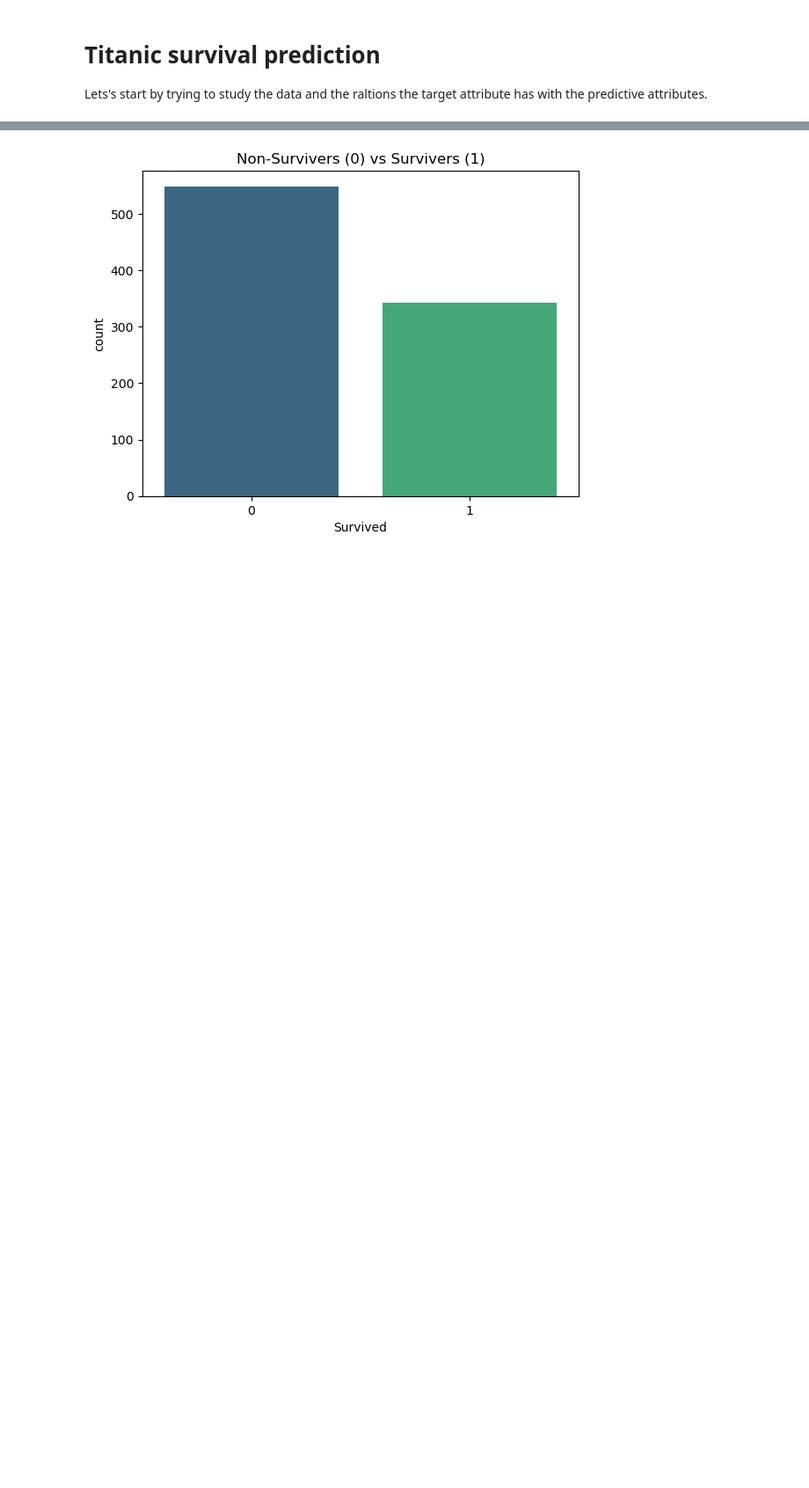
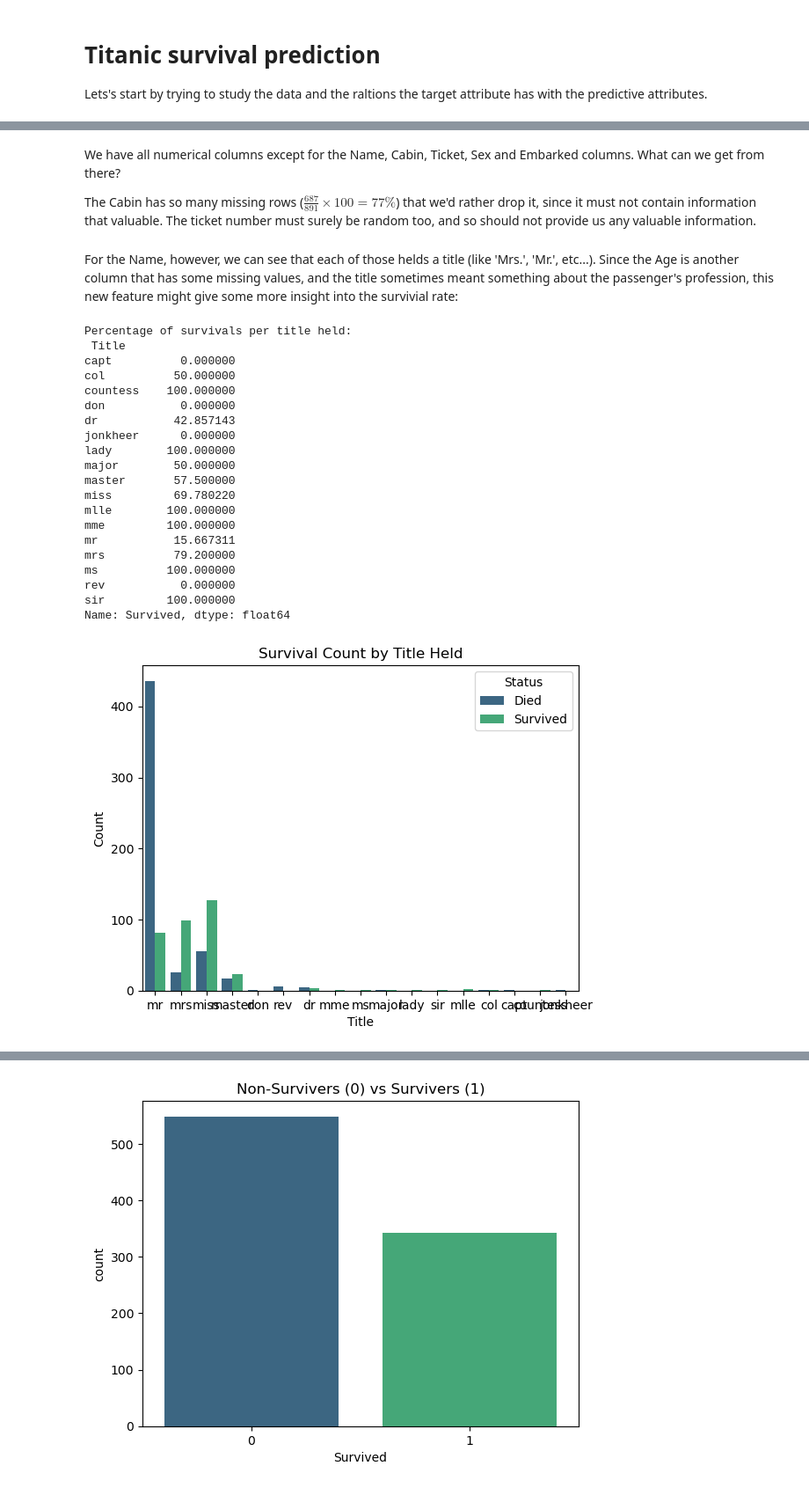
Before and after one commit to maria-barros-dotcom/titanic_prediction, a Jupyter notebook: notebook.ipynb, the cells around one changed output, grey strips where cells are left out. Shown: that part at 88% size. Drawn from its saved outputs; the diff is of its cells as text; code cells hidden in the pictures; blank space fills up the shorter version.

```diff
--- a/notebook.ipynb
+++ b/notebook.ipynb
@@ -32,0 +88,46 @@ We can be pretty sure that the person's name will not influence its probability
+# %% [markdown]
+We have all numerical columns except for the Name, Cabin, Ticket, Sex and Embarked columns. What can we get from there?
+
+The Cabin has so many missing rows ($\frac{687}{891}\times 100 = 77\% $) that we'd rather drop it, since it must not contain information that valuable. The ticket number must surely be random too, and so should not provide us any valuable information.
+# %%
+df = train.drop(columns=['Ticket', 'Cabin'])
+# %% [markdown]
+
+For the Name, however, we can see that each of those helds a title (like 'Mrs.', 'Mr.', etc...). Since the Age is another column that has some missing values, and the title sometimes meant something about the passenger's profession, this new feature might give some more insight into the survivial rate:
+# %%
+df['Title'] = df['Name'].str.extract(' ([A-Za-z]+)\.', expand=False)
+df['Title'] = df['Title'].str.lower()
+
+n = df.groupby('Title')['Survived']
+print(f"Percentage of survivals per title held: \n {n.mean() * 100}")
+
+sns.countplot(x='Title', hue='Survived', data=df, palette='viridis')
+
+plt.title('Survival Count by Title Held')
+plt.xlabel('Title')
+plt.ylabel('Count')
+plt.legend(title='Status', labels=['Died', 'Survived'])
+
+df.drop(columns=['Name'], inplace=True)
+# %% [output]
+Percentage of survivals per title held:
+ Title
+capt          0.000000
+col          50.000000
+countess    100.000000
+don           0.000000
+dr           42.857143
+jonkheer      0.000000
+lady        100.000000
+major        50.000000
+master       57.500000
+miss         69.780220
+mlle        100.000000
+mme         100.000000
+mr           15.667311
+mrs          79.200000
+ms          100.000000
+rev           0.000000
+sir         100.000000
+Name: Survived, dtype: float64
+[figure, added]
```
Also changed, not shown: parts of 53 cells of this notebook.
